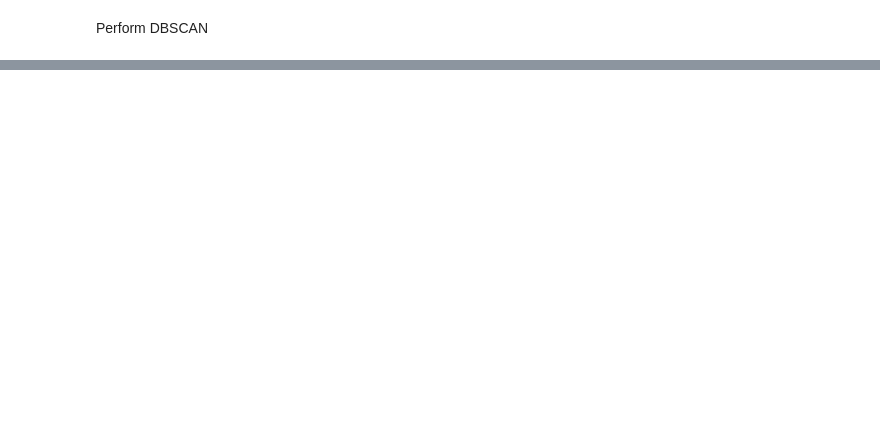
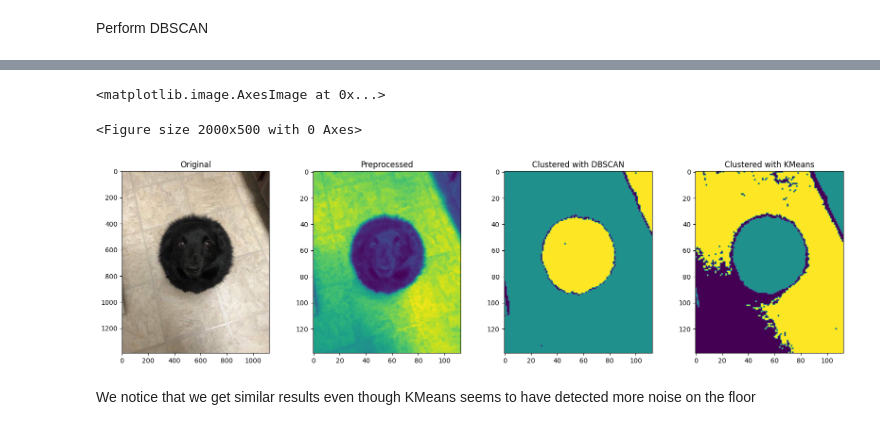
Before and after one commit to nicvlt/ml2-semester8, a Jupyter notebook: dbscan_course.ipynb, the cells around one changed output, grey strips where cells are left out. Drawn from its saved outputs; the diff is of its cells as text; code cells hidden in the pictures; blank space fills up the shorter version.

```diff
--- a/dbscan_course.ipynb
+++ b/dbscan_course.ipynb
@@ -289,0 +298,32 @@ plt.imshow(to_plot)
+# %%
+km_img = np.zeros(preprocessed_img.shape)
+
+for i in range(preprocessed_img.shape[0]):
+    for j in range(preprocessed_img.shape[1]):
+        km_img[i, j] = km.labels_[
+            preprocessed_img.shape[1] * i + j]
+
+plt.figure(figsize=(20, 5))
+plt.subplots(1, 4, figsize=(20, 5))
+
+plt.subplot(1, 4, 1)
+plt.title("Original")
+plt.imshow(img)
+
+plt.subplot(1, 4, 2)
+plt.title("Preprocessed")
+plt.imshow(preprocessed_img)
+
+plt.subplot(1, 4, 3)
+plt.title("Clustered with DBSCAN")
+plt.imshow(dbscan_img)
+
+plt.subplot(1, 4, 4)
+plt.title("Clustered with KMeans")
+plt.imshow(km_img)
+# %% [output]
+<matplotlib.image.AxesImage at 0x...>
+<Figure size 2000x500 with 0 Axes>
+[figure, added]
+# %% [markdown]
+We notice that we get similar results even though KMeans seems to have detected more noise on the floor
```
Also changed, not shown: parts of 7 cells of this notebook.
